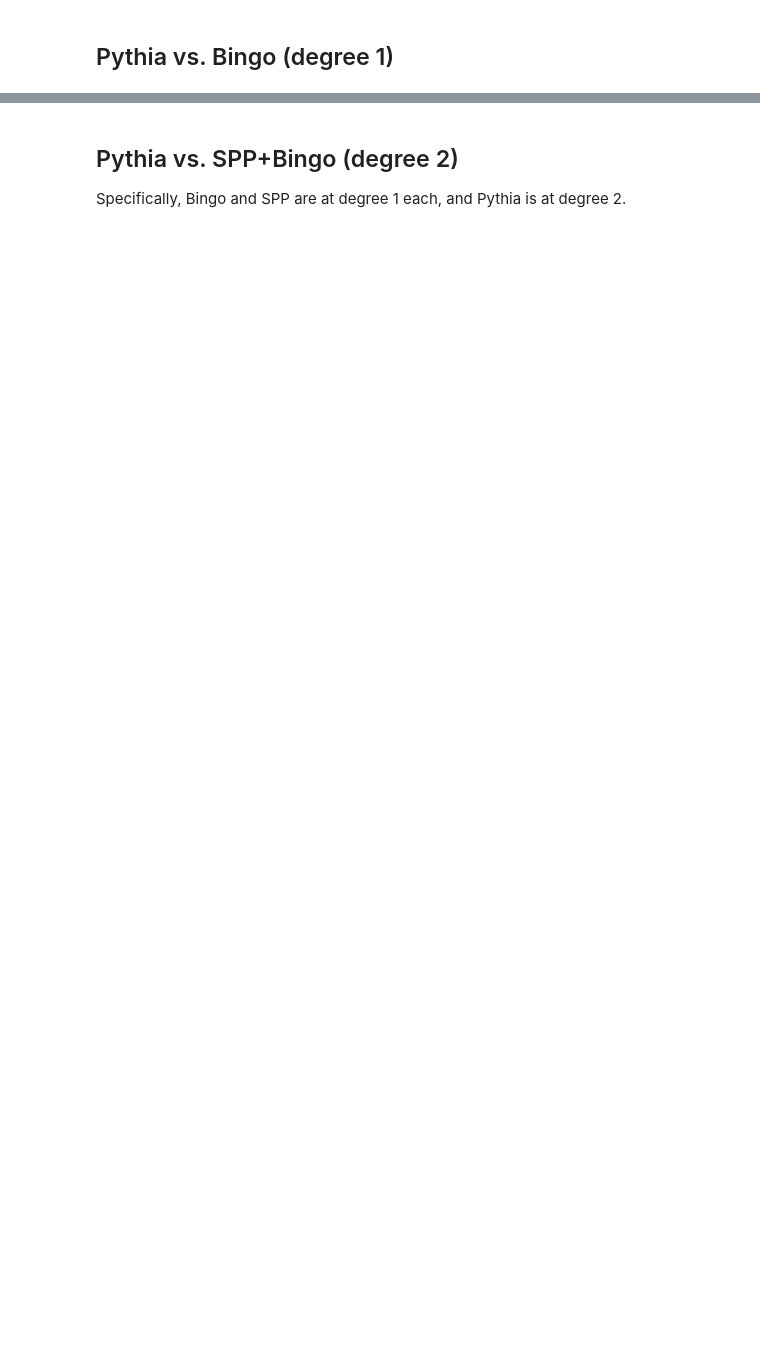
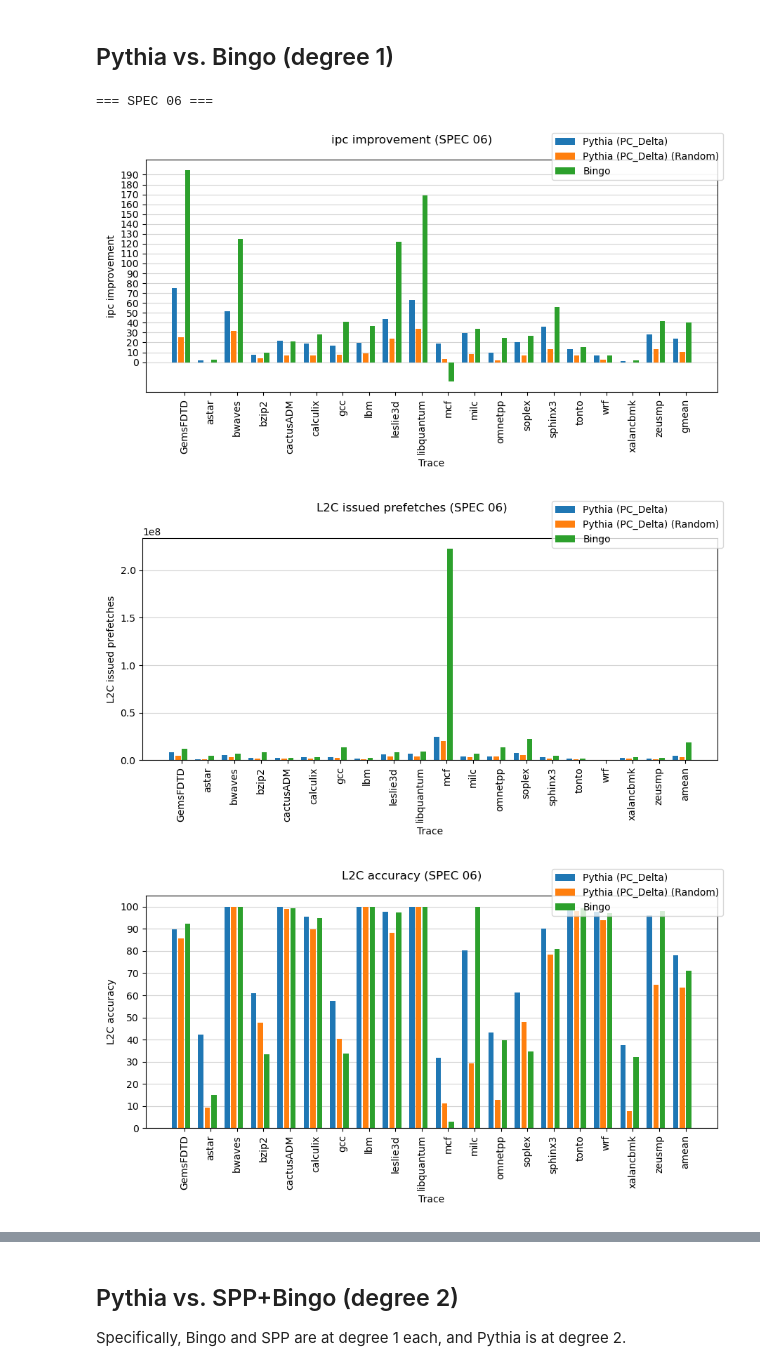
Before and after one commit to cmolder/pythia-analysis, a Jupyter notebook: pythia-features.ipynb, the cells around one changed output, grey strips where cells are left out. Drawn from its saved outputs; the diff is of its cells as text; code cells hidden in the pictures; blank space fills up the shorter version.

```diff
--- a/pythia-features.ipynb
+++ b/pythia-features.ipynb
@@ -203,8 +238,14 @@ plot_everything(compare_df, suites=suites, metrics=metrics)
 # %% [markdown]
 ## Pythia vs. Bingo (degree 1)
 # %%
-compare_df = {
+bingo_df = {
     'Pythia (PC_Delta)': pythia_deg1_df['PC_Delta'],
+    'Pythia (PC_Delta) (Random)': pythia_random_df['PC_Delta'],
     'Bingo': baseline_df['bingo'],
 }
-plot_everything(compare_df, suites=suites, metrics=metrics)
+plot_everything(bingo_df, suites=suites, metrics=metrics)
+# %% [output]
+=== SPEC 06 ===
+[figure, added]
+[figure, added]
+[figure, added]
```
Also changed, not shown: parts of 34 cells of this notebook.
